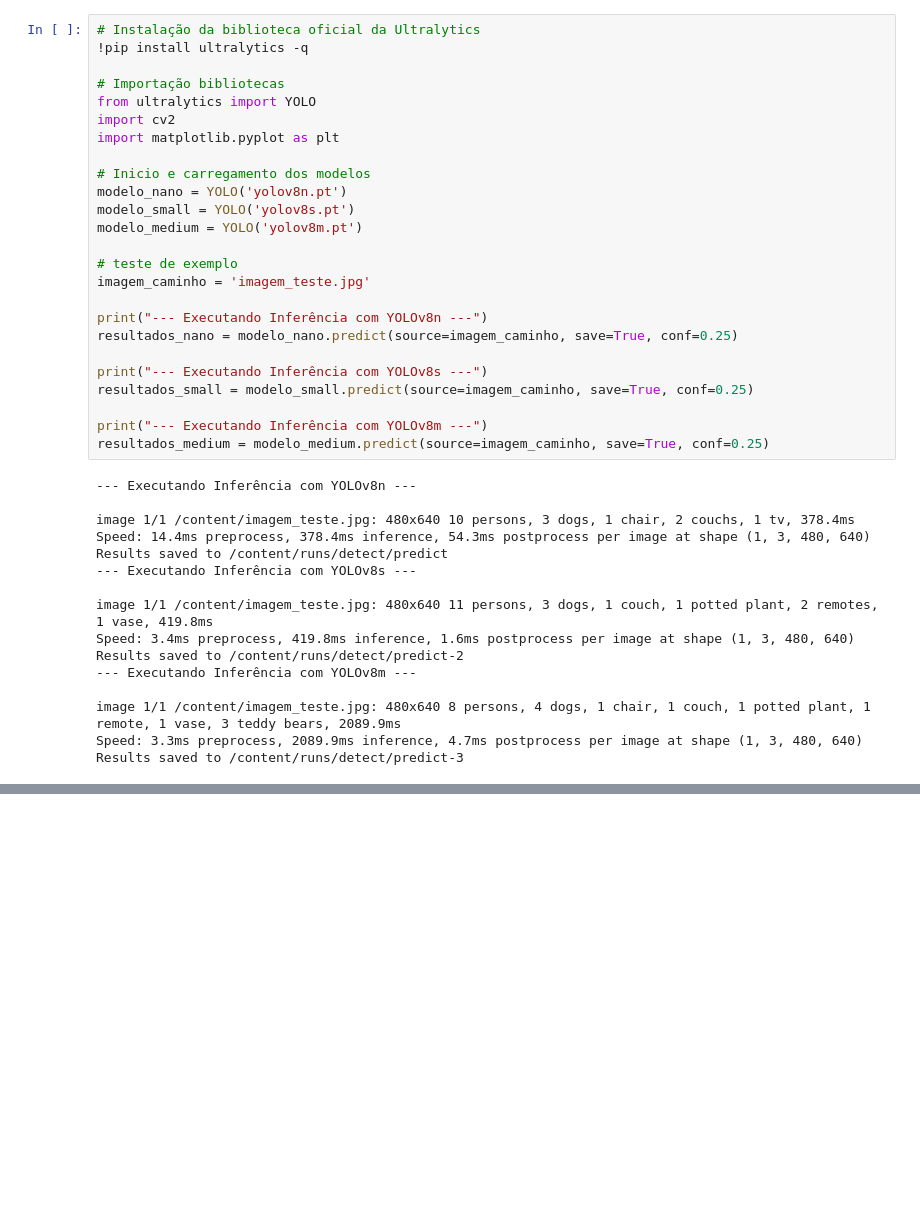
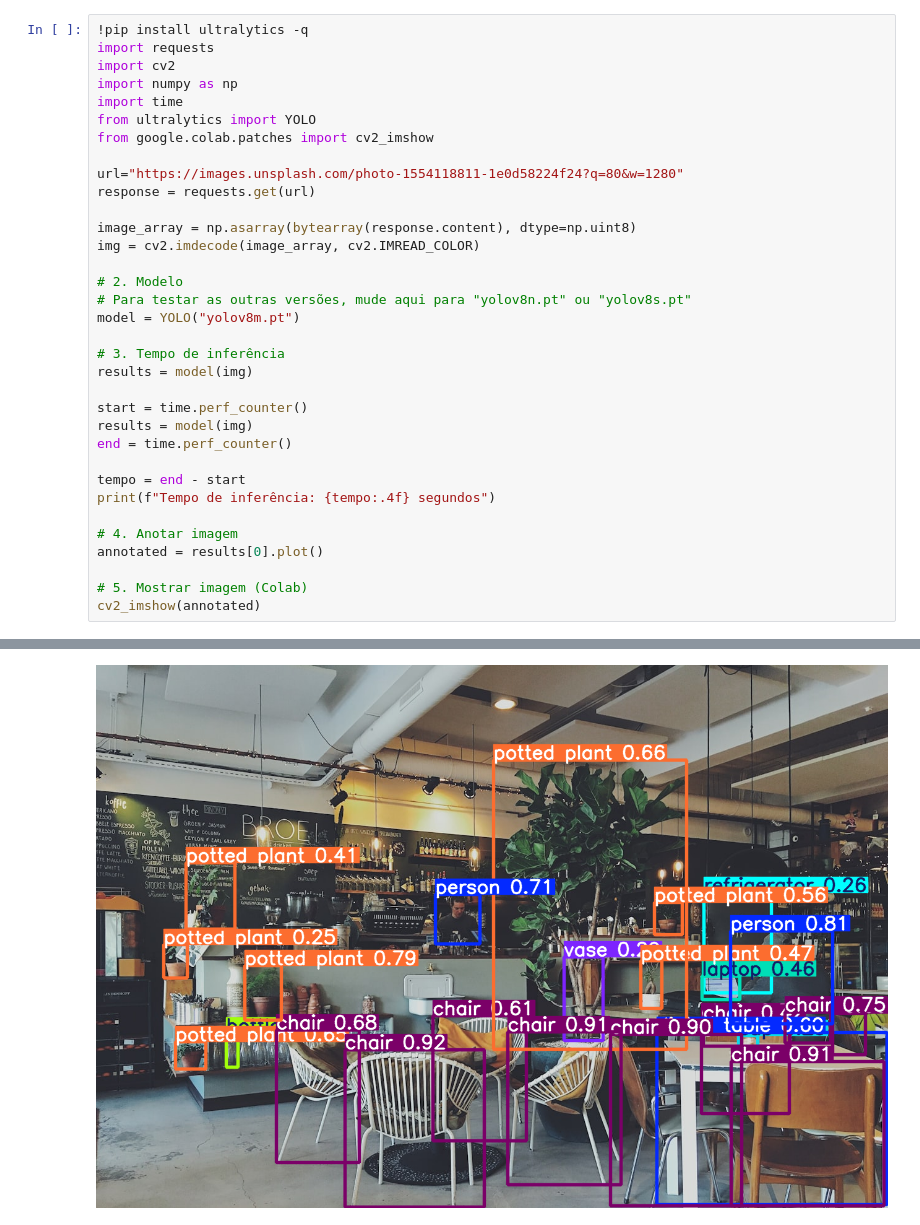
Before and after one commit to ricardojemio/AVA_1_Sistemas-Evolutivos-e-Aplicados-Rob-tica, a Jupyter notebook: Atividade_1.ipynb, the cells around one changed output, grey strips where cells are left out. Drawn from its saved outputs; the diff is of its cells as text; blank space fills up the shorter version.

```diff
--- a/Atividade_1.ipynb
+++ b/Atividade_1.ipynb
@@ -1,41 +1,35 @@
-# %%
-# Instalação da biblioteca oficial da Ultralytics
-!pip install ultralytics -q
-
-# Importação bibliotecas
-from ultralytics import YOLO
-import cv2
-import matplotlib.pyplot as plt
-
-# Inicio e carregamento dos modelos
-modelo_nano = YOLO('yolov8n.pt')
-modelo_small = YOLO('yolov8s.pt')
-modelo_medium = YOLO('yolov8m.pt')
-
-# teste de exemplo
-imagem_caminho = 'imagem_teste.jpg'
-
-print("--- Executando Inferência com YOLOv8n ---")
-resultados_nano = modelo_nano.predict(source=imagem_caminho, save=True, conf=0.25)
-
-print("--- Executando Inferência com YOLOv8s ---")
-resultados_small = modelo_small.predict(source=imagem_caminho, save=True, conf=0.25)
-
-print("--- Executando Inferência com YOLOv8m ---")
-resultados_medium = modelo_medium.predict(source=imagem_caminho, save=True, conf=0.25)
-# %% [output]
---- Executando Inferência com YOLOv8n ---
-
-image 1/1 /content/imagem_teste.jpg: 480x640 10 persons, 3 dogs, 1 chair, 2 couchs, 1 tv, 378.4ms
-Speed: 14.4ms preprocess, 378.4ms inference, 54.3ms postprocess per image at shape (1, 3, 480, 640)
-Results saved to /content/runs/detect/predict
---- Executando Inferência com YOLOv8s ---
-
-image 1/1 /content/imagem_teste.jpg: 480x640 11 persons, 3 dogs, 1 couch, 1 potted plant, 2 remotes, 1 vase, 419.8ms
-Speed: 3.4ms preprocess, 419.8ms inference, 1.6ms postprocess per image at shape (1, 3, 480, 640)
-Results saved to /content/runs/detect/predict-2
---- Executando Inferência com YOLOv8m ---
-
-image 1/1 /content/imagem_teste.jpg: 480x640 8 persons, 4 dogs, 1 chair, 1 couch, 1 potted plant, 1 remote, 1 vase, 3 teddy bears, 2089.9ms
-Speed: 3.3ms preprocess, 2089.9ms inference, 4.7ms postprocess per image at shape (1, 3, 480, 640)
-Results saved to /content/runs/detect/predict-3
+# %%
+!pip install ultralytics -q
+import requests
+import cv2
+import numpy as np
+import time
+from ultralytics import YOLO
+from google.colab.patches import cv2_imshow
+
+url="https://images.unsplash.com/photo-1554118811-1e0d58224f24?q=80&w=1280"
+response = requests.get(url)
+
+image_array = np.asarray(bytearray(response.content), dtype=np.uint8)
+img = cv2.imdecode(image_array, cv2.IMREAD_COLOR)
+
+# 2. Modelo
+# Para testar as outras versões, mude aqui para "yolov8n.pt" ou "yolov8s.pt"
+model = YOLO("yolov8m.pt")
+
+# 3. Tempo de inferência
+results = model(img)
+
+start = time.perf_counter()
+results = model(img)
+end = time.perf_counter()
+
+tempo = end - start
+print(f"Tempo de inferência: {tempo:.4f} segundos")
+
+# 4. Anotar imagem
+annotated = results[0].plot()
+
+# 5. Mostrar imagem (Colab)
+cv2_imshow(annotated)
+# %% [output]
@@ -41,0 +42 @@ Results saved to /content/runs/detect/predict-3
+[figure, added]
```
Also changed, not shown: parts of 1 cell of this notebook.
